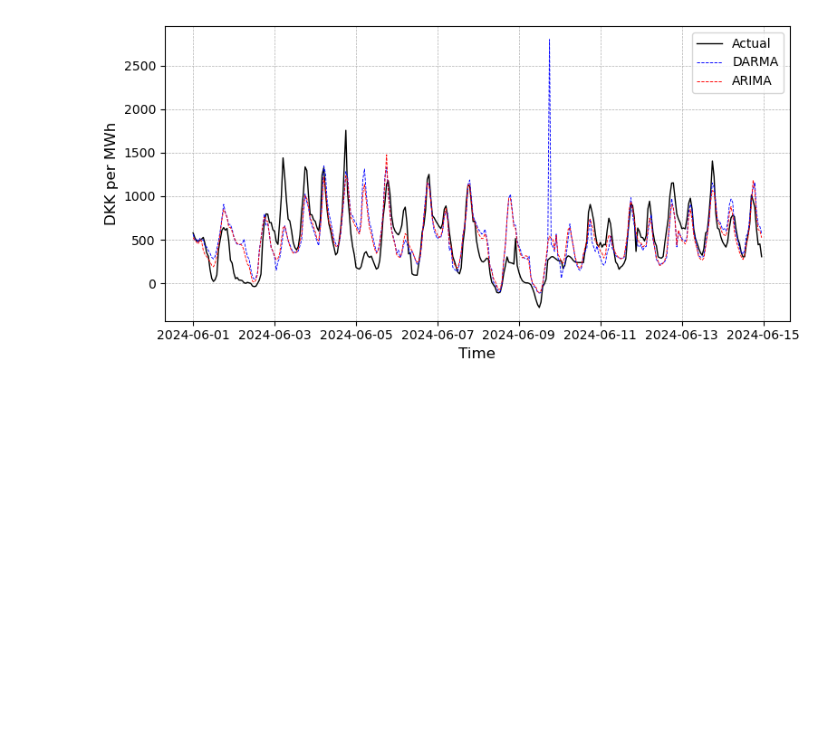
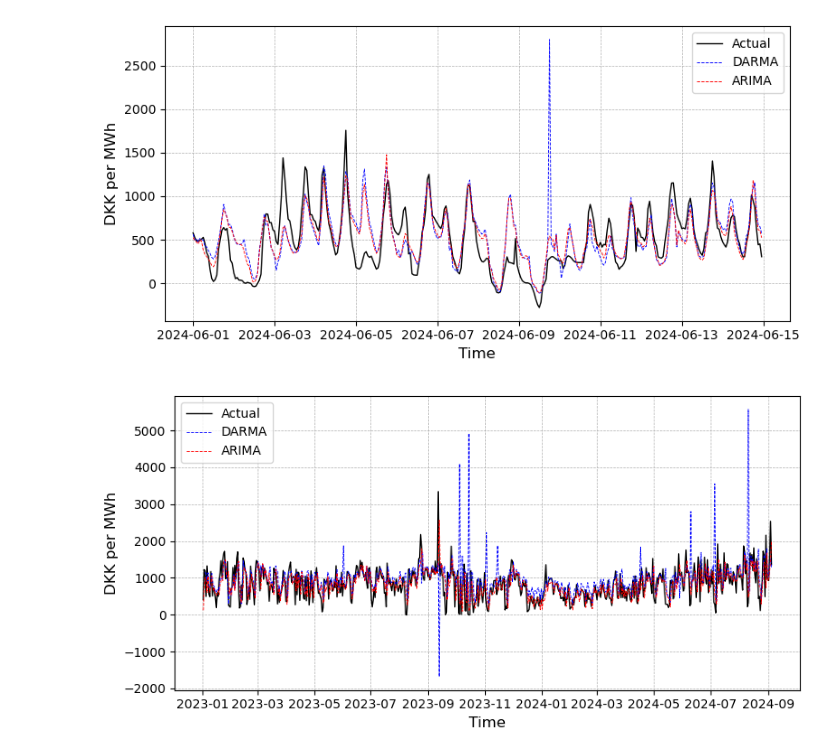
Before and after one commit to peterravn/Seminar-Adv-Finance, a Jupyter notebook: 7. DARMA Forecast.ipynb, the cells around one changed output. Cells and saved outputs as stored; diff of their text form; code cells hidden in the pictures; blank space fills up the shorter version.

Commit message:
PLR: Non stationary DARMA

```diff
--- a/7. DARMA Forecast.ipynb
+++ b/7. DARMA Forecast.ipynb
@@ -31,6 +31,9 @@ predictions_dict = {}
 
 for hour in range(24):
     darma_mle_est = MLE_DARMA(y_train_deseason[hour])
+
+    if hour == 18:
+        print(darma_mle_est)
 
 
     darma_forecast = DARMA_forecast_array(darma_mle_est, y_test_deseason[hour].flatten())
@@ -170,3 +176,54 @@ plt.tight_layout()
 plt.show()
 # %% [output]
 [figure]
+# %%
+# Load combined_predictions.csv
+combined_predictions_sarima = pd.read_csv("combined_predictions.csv")
+
+combined_predictions_arma = combined_predictions_sarima["Model_3"]
+
+dataset_date = [datasets[hour]['DATE'] for hour in range(24)]
+
+datasets_dates = []
+
+n_days = min(len(datasets[hour]) for hour in range(24))
+
+combined_predictions = []
+
+for day in range(n_days):
+    for hour in range(24):
+        datasets_dates.append(dataset_date[hour][day])
+
+time = np.array(datasets_dates[-14712:])
+
+df = pd.DataFrame({
+    'Time': time,
+    'DARMA': combined_predictions_model_1.flatten(),
+    'ARIMA': combined_predictions_arma,
+    'Actual': combined_test.flatten()
+})
+#
+df['Time'] = pd.to_datetime(df['Time'])
+df = df.set_index('Time')
+
+# If date is 2023-01-01 and next 7 days plot
+df = df.loc['2023-01-01':'2024-11-14']
+
+# Subset to only include hour 1
+df = df[df.index.hour == 18]
+
+plt.figure(figsize=(8, 4))
+plt.plot(df.index, df['Actual'], label='Actual', color='black', linewidth=1)
+plt.plot(df.index, df['DARMA'], label='DARMA', color='blue', linewidth=0.65, linestyle='--')
+plt.plot(df.index, df['ARIMA'], label='ARIMA', color='red', linewidth=0.65, linestyle='--')
+
+plt.xlabel('Time', fontsize=12)
+plt.ylabel('DKK per MWh', fontsize=12)
+
+plt.legend()
+plt.grid(True, which='both', linestyle='--', linewidth=0.5)
+plt.tight_layout()
+
+plt.show()
+# %% [output]
+[figure, added]
```
Also changed, not shown: parts of 2 cells of this notebook, 3 other files.
